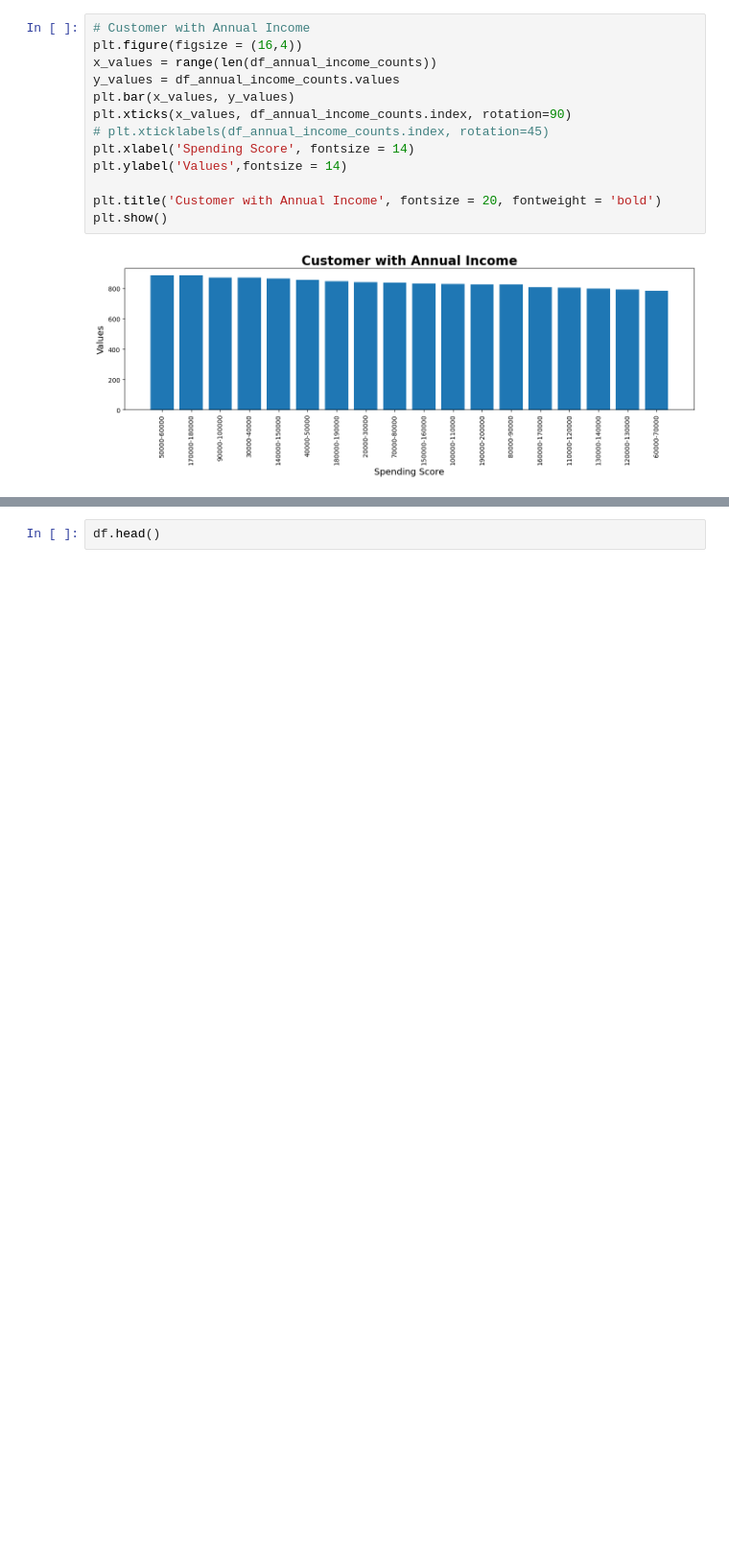
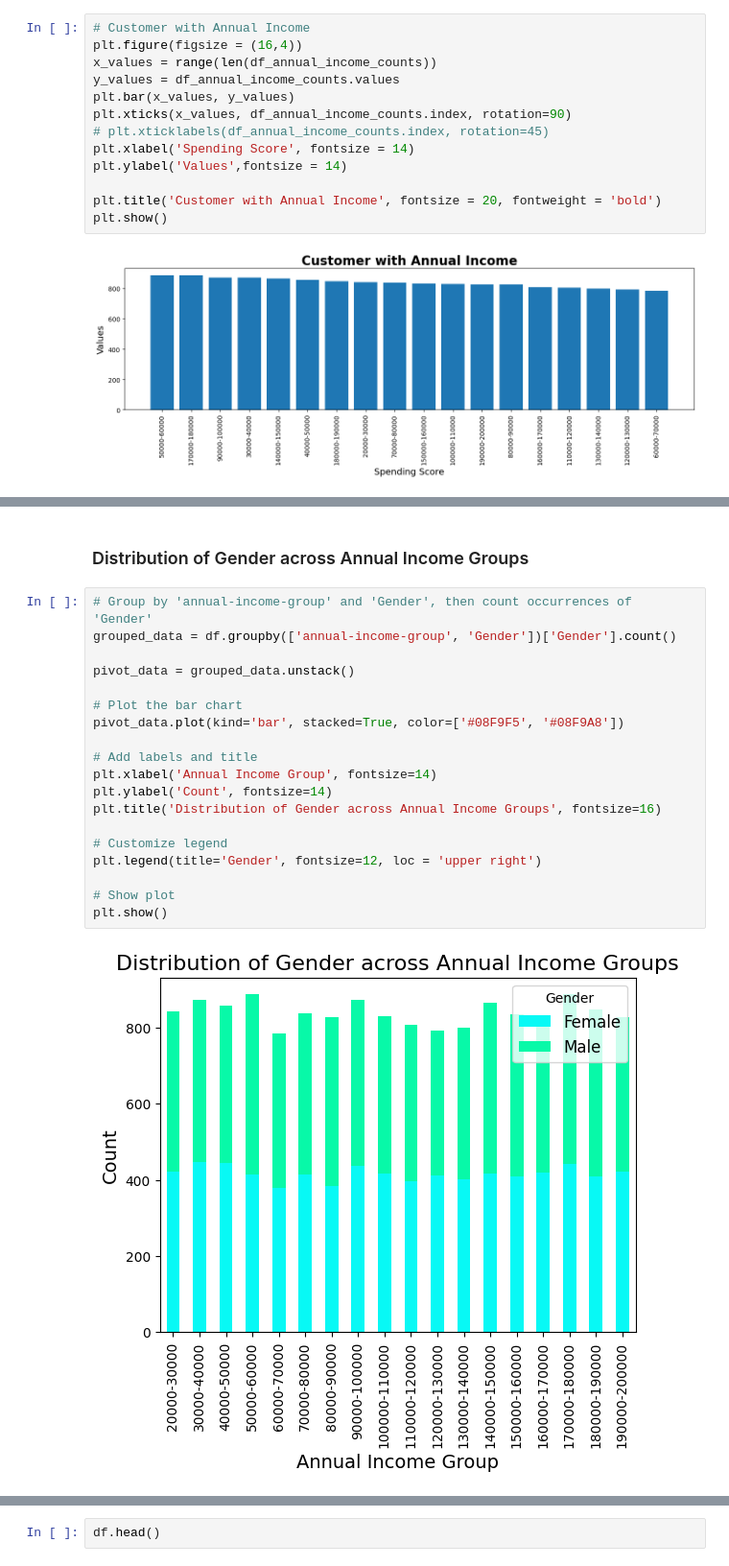
Before and after one commit to adityashakya836/pandas, a Jupyter notebook: shopping-mall-customer-segmentation.ipynb, the cells around one changed output, grey strips where cells are left out. Shown: that part at 96% size. Drawn from its saved outputs; the diff is of its cells as text; blank space fills up the shorter version.

```diff
--- a/shopping-mall-customer-segmentation.ipynb
+++ b/shopping-mall-customer-segmentation.ipynb
@@ -149,0 +182,23 @@ plt.show()
+# %% [markdown]
+### Distribution of Gender across Annual Income Groups
+# %%
+# Group by 'annual-income-group' and 'Gender', then count occurrences of 'Gender'
+grouped_data = df.groupby(['annual-income-group', 'Gender'])['Gender'].count()
+
+pivot_data = grouped_data.unstack()
+
+# Plot the bar chart
+pivot_data.plot(kind='bar', stacked=True, color=['#08F9F5', '#08F9A8'])
+
+# Add labels and title
+plt.xlabel('Annual Income Group', fontsize=14)
+plt.ylabel('Count', fontsize=14)
+plt.title('Distribution of Gender across Annual Income Groups', fontsize=16)
+
+# Customize legend
+plt.legend(title='Gender', fontsize=12, loc = 'upper right')
+
+# Show plot
+plt.show()
+# %% [output]
+[figure, added]
```
Also changed, not shown: parts of 6 cells of this notebook.
